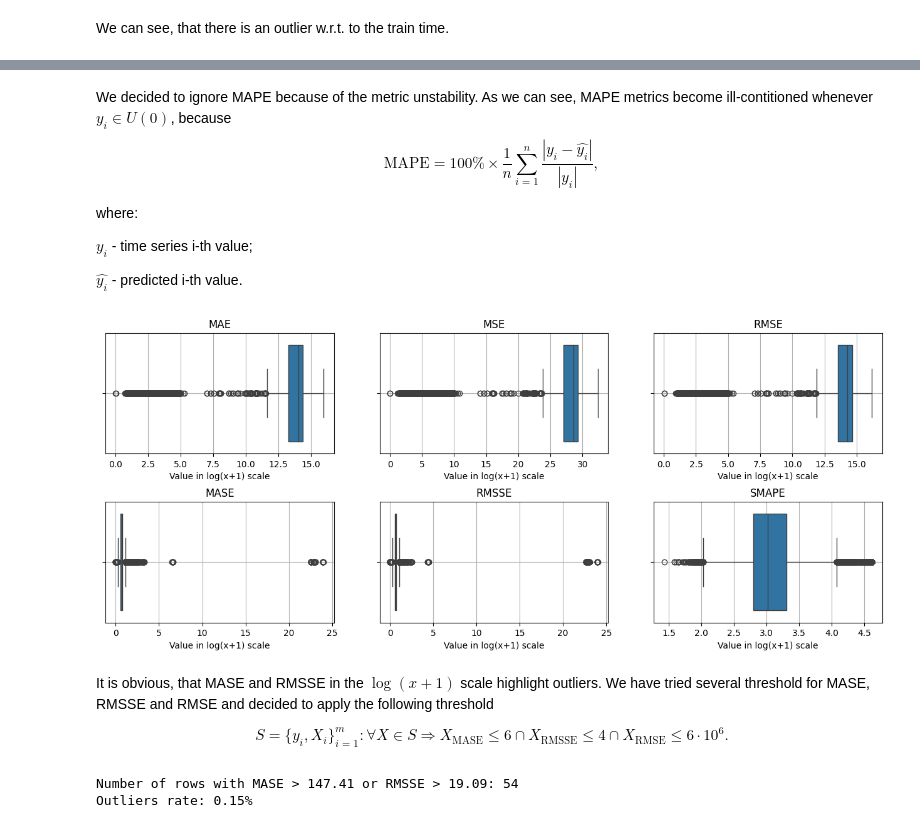
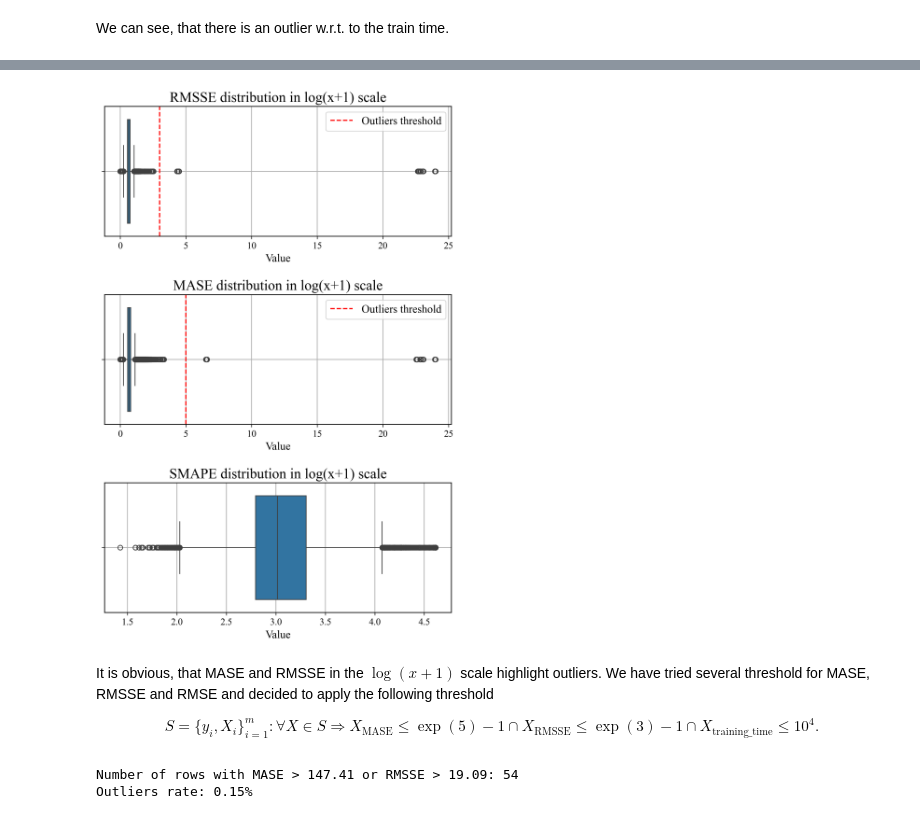
Before and after one commit to rntprch/ML-Project-Team-9-MetaLearning, a Jupyter notebook: preprocess.ipynb, the cells around one changed output, grey strips where cells are left out. Drawn from its saved outputs; the diff is of its cells as text; code cells hidden in the pictures.

```diff
--- a/preprocess.ipynb
+++ b/preprocess.ipynb
@@ -134,15 +153,21 @@ Now, we will look at the remained numerical values to find anomalies using box p
 # %%
 # Depict time metrics boxplots
 times = ['train_time', 'forecast_time']
-rows = 1
+plot_labels = ['Training time distribution', 'Forecast time distribution']
 
-fig, axes = plt.subplots(nrows=rows, ncols=len(times)//rows, figsize=(16, 4))
+fig, axes = plt.subplots(nrows=len(times), ncols=1, figsize=(6.75, 6.75*0.5*len(times)))
+fig.subplots_adjust(hspace=0.45, left=0.05, right=0.95, bottom=0.075, top=0.95)
 
-for ax, time in zip(axes.flatten(), times):
-    sns.boxplot(data[time], ax=ax, orient='h')
+for ax, time, plot_label in zip(axes.flatten(), times, plot_labels):
+    sns.boxplot(data[time], orient='h', ax=ax,)
+    if time == 'train_time':
+        ax.axvline(x=10000, linestyle='--', color='r', label='Outliers threshold')
+        ax.legend()
+
     ax.grid()
-    ax.set_title(time)
-    ax.set_xlabel('Time [s]')
+    ax.set_title(plot_label)
+    ax.set_xlabel('Time, s')
 
 plt.show()
+fig.savefig('./output/time_outliers.pdf')
 # %% [output]
@@ -160,16 +185,16 @@ data = data.drop(data[data['train_time'] > 10000].index)
 # Depict quality metrics boxplots
 labels = data.select_dtypes(include=np.number).columns.tolist()
 labels = [l for l in labels if l not in times]
-labels.remove('MAPE')
-rows = 2
 
-fig, axes = plt.subplots(nrows=rows, ncols=len(labels)//rows, figsize=(16, 6))
-fig.subplots_adjust(hspace=0.4)
+labels = ['RMSSE', 'MASE', 'SMAPE']
+
+fig, axes = plt.subplots(nrows=len(labels), ncols=1, figsize=(6.75, 6.75*0.5*len(labels)))
+fig.subplots_adjust(hspace=0.45, left=0.05, right=0.95, bottom=0.075, top=0.95)
 
 for ax, label in zip(axes.flatten(), labels):
     sns.boxplot(data[label], ax=ax, orient='h')
     ax.grid()
-    ax.set_title(label)
+    ax.set_title(f'{label} distribution')
     ax.set_xlabel('Value')
 
 plt.show()
@@ -178,30 +203,30 @@ plt.show()
-# %% [markdown]
-We decided to ignore MAPE because of the metric unstability. As we can see, MAPE metrics become ill-contitioned whenever $y_i \in U(0)$, because
-$$\text{MAPE}=100\% \times \frac{1}{n}\sum_{i=1}^{n}\frac{|y_i-\hat{y_i}|}{|y_i|},$$
-
-where:
-
-$y_i$ - time series i-th value;
-
-$\hat{y_i}$ - predicted i-th value.
 # %%
 # Depict time metrics boxplots in log(1+x) scale
-fig, axes = plt.subplots(nrows=rows, ncols=len(labels)//rows, figsize=(16, 6))
-fig.subplots_adjust(hspace=0.4)
+fig, axes = plt.subplots(nrows=len(labels), ncols=1, figsize=(6.75, 6.75*0.5*len(labels)))
+fig.subplots_adjust(hspace=0.45, left=0.05, right=0.95, bottom=0.075, top=0.95)
 
 for ax, label in zip(axes.flatten(), labels):
     sns.boxplot(np.log1p(data[label]), ax=ax, orient='h')
+    # Outliers thresholds drawing
+    if label == "RMSSE":
+        ax.axvline(x=3, linestyle='--', color='r', label='Outliers threshold')
+        ax.legend()
+    if label == "MASE":
+        ax.axvline(x=5, linestyle='--', color='r', label='Outliers threshold')
+        ax.legend()
+
     ax.grid()
-    ax.set_title(f'{label}')
-    ax.set_xlabel('Value in log(x+1) scale')
+    ax.set_title(f'{label} distribution in log(x+1) scale')
+    ax.set_xlabel('Value')
 
 plt.show()
+fig.savefig('./output/metric_outliers.pdf')
 # %% [output]
-[figure, old version]
+[figure, new version]
 # %% [markdown]
 It is obvious, that MASE and RMSSE in the $\log(x+1)$ scale highlight outliers. We have tried several threshold for MASE, RMSSE and RMSE and decided to apply the following threshold
 
-$$S=\lbrace y_i, X_i \rbrace_{i=1}^m: \forall X \in S \Rightarrow X_{\text{MASE}} \leq 6 \cap X_{\text{RMSSE}} \leq 4 \cap X_{\text{RMSE}} \leq 6\cdot10^6.$$
+$$S=\lbrace y_i, X_i \rbrace_{i=1}^m: \forall X \in S \Rightarrow X_{\text{MASE}} \leq \exp(5)-1 \cap X_{\text{RMSSE}} \leq \exp(3)-1 \cap X_{\text{training\_time}} \leq 10^4.$$
 # %%
 rmsse_th = np.exp(3) - 1
 mase_th = np.exp(5) - 1
```
Also changed, not shown: parts of 21 cells of this notebook, 23 other files.
